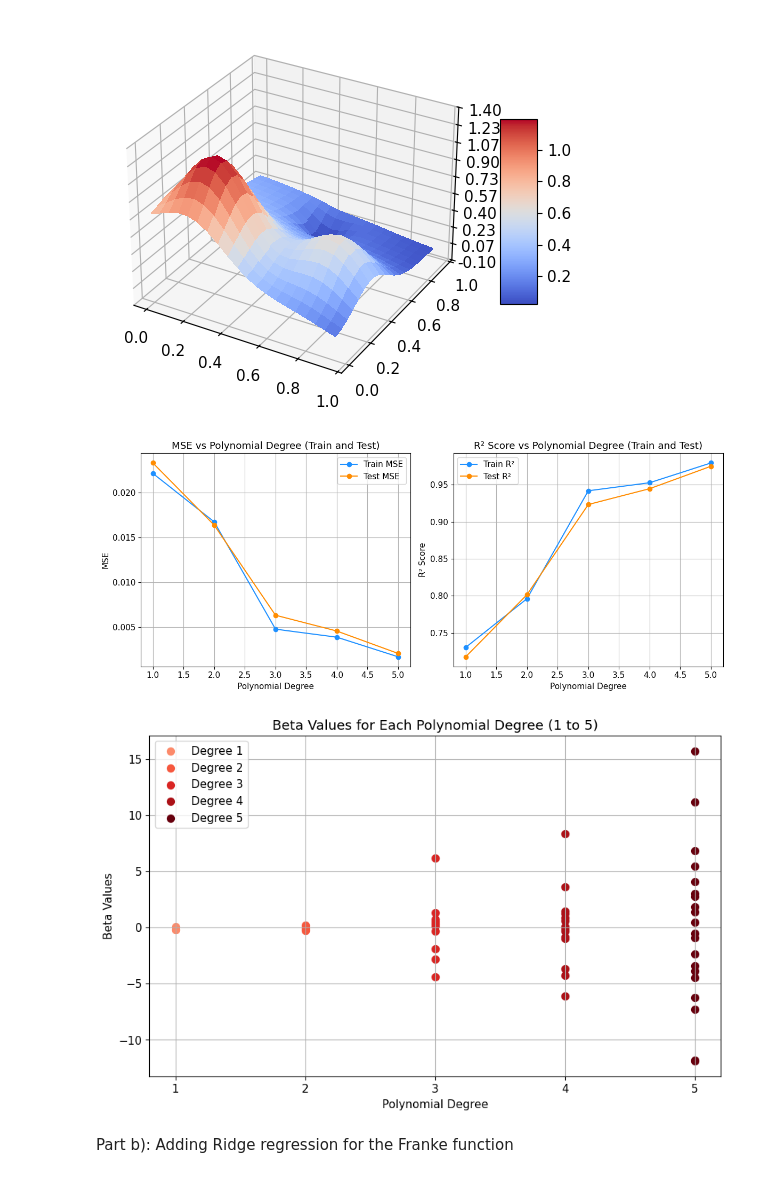
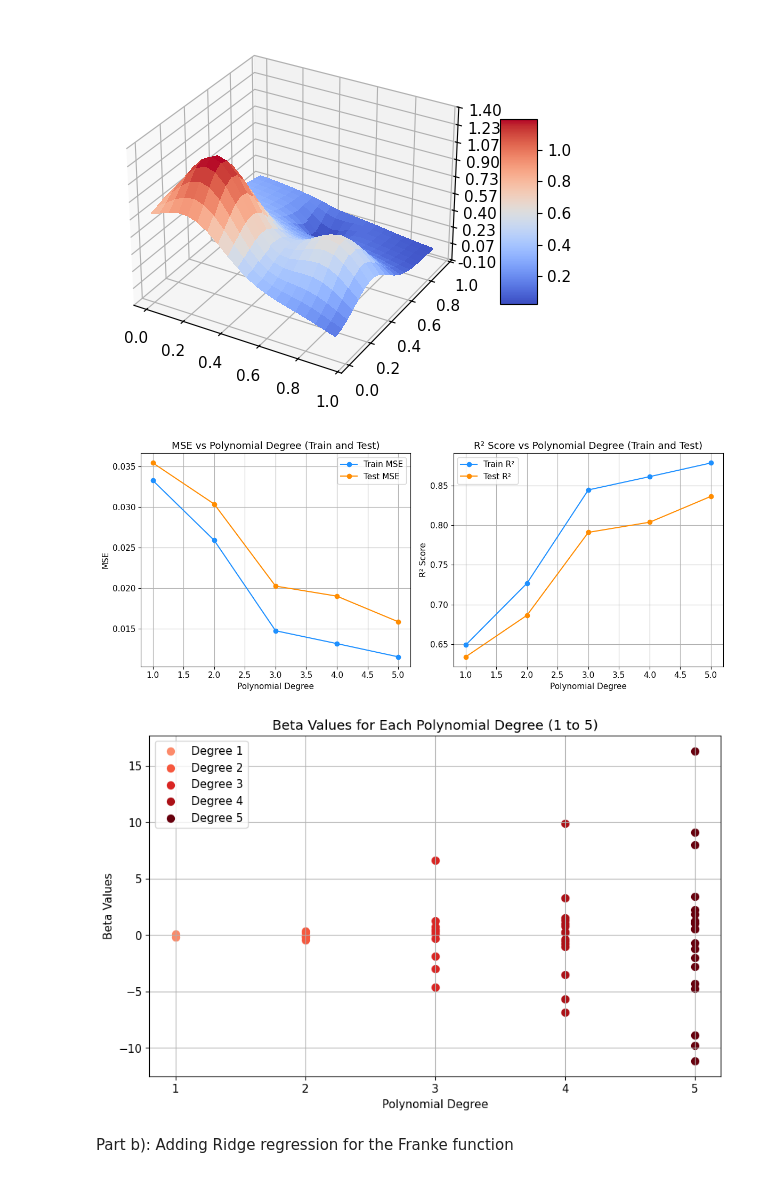
Before and after one commit to tiriltk/FYSSTK4155, a Jupyter notebook: Project1/frankecode.ipynb, the cells around one changed output. Drawn from its saved outputs; the diff is of its cells as text; code cells hidden in the pictures.

```diff
--- a/Project1/frankecode.ipynb
+++ b/Project1/frankecode.ipynb
@@ -74,21 +74,21 @@ def create_X(x, y, n):
 
     return X
 
-np.random.seed(1042)
+np.random.seed(1040)
 
 # Generate data
-n = 5
+degree = 5
 N = 1000
-x = np.random.uniform(0, 1, N)
-y = np.random.uniform(0, 1, N)
-z = FrankeFunction(x, y)
+x = np.random.rand(N)
+y = np.random.rand(N)
+z = FrankeFunction(x, y)  + 0.1 * np.random.randn(N)
 
 # Create polynomial design matrix for degree 5
-X = create_X(x, y, n=n)
+X = create_X(x, y, n=degree)
 X = X[:, 1:]  # Remove the intercept column for now
 
 # Split into training and test data
-X_train, X_test, z_train, z_test = train_test_split(X, z, test_size=0.2, random_state=42)
+X_train, X_test, z_train, z_test = train_test_split(X, z, test_size=0.2)
 
 # Scale the data
 scaler = StandardScaler()
@@ -101,7 +101,6 @@ z_train_scaled = z_train - z_train_mean
 z_test_scaled = z_test - z_train_mean
 
 # OLS with different polynomial degrees
-degree = 5
 MSE_train_values = []
 MSE_test_values = []
 R2_train_values = []
@@ -140,35 +139,35 @@ plt.grid(True)
 
 
 plt.subplot(1, 2, 2)
 plt.plot(degrees, R2_train_values, marker='o', label='Train R²', color='dodgerblue')
 plt.plot(degrees, R2_test_values, marker='o', label='Test R²', color='darkorange')
 plt.xlabel('Polynomial Degree')
 plt.ylabel('R² Score')
 plt.title('R² Score vs Polynomial Degree (Train and Test)')
 plt.legend()
 plt.grid(True)
 
 plt.tight_layout()
 plt.show()
 
 
 plt.figure(figsize=(10, 6))
 
 reds = plt.cm.Reds(np.linspace(0.4, 1, 5))
 
 for i, beta in enumerate(beta_values[:5]):
     plt.scatter([i + 1] * len(beta), beta, marker='o', color=reds[i], label=f'Degree {i+1}', s=50)
 
 plt.xticks(np.arange(1, 6))
 plt.xlabel('Polynomial Degree')
 plt.ylabel('Beta Values')
 plt.title('Beta Values for Each Polynomial Degree (1 to 5)')
 plt.legend(loc='upper left')
 plt.grid(True)
 plt.show()
 # %% [output]
-[figure, old version]
+[figure, new version]
-[figure, old version]
+[figure, new version]
 # %% [markdown]
 Part b): Adding Ridge regression for the Franke function
 # %%
```
Also changed, not shown: parts of 7 cells of this notebook.
